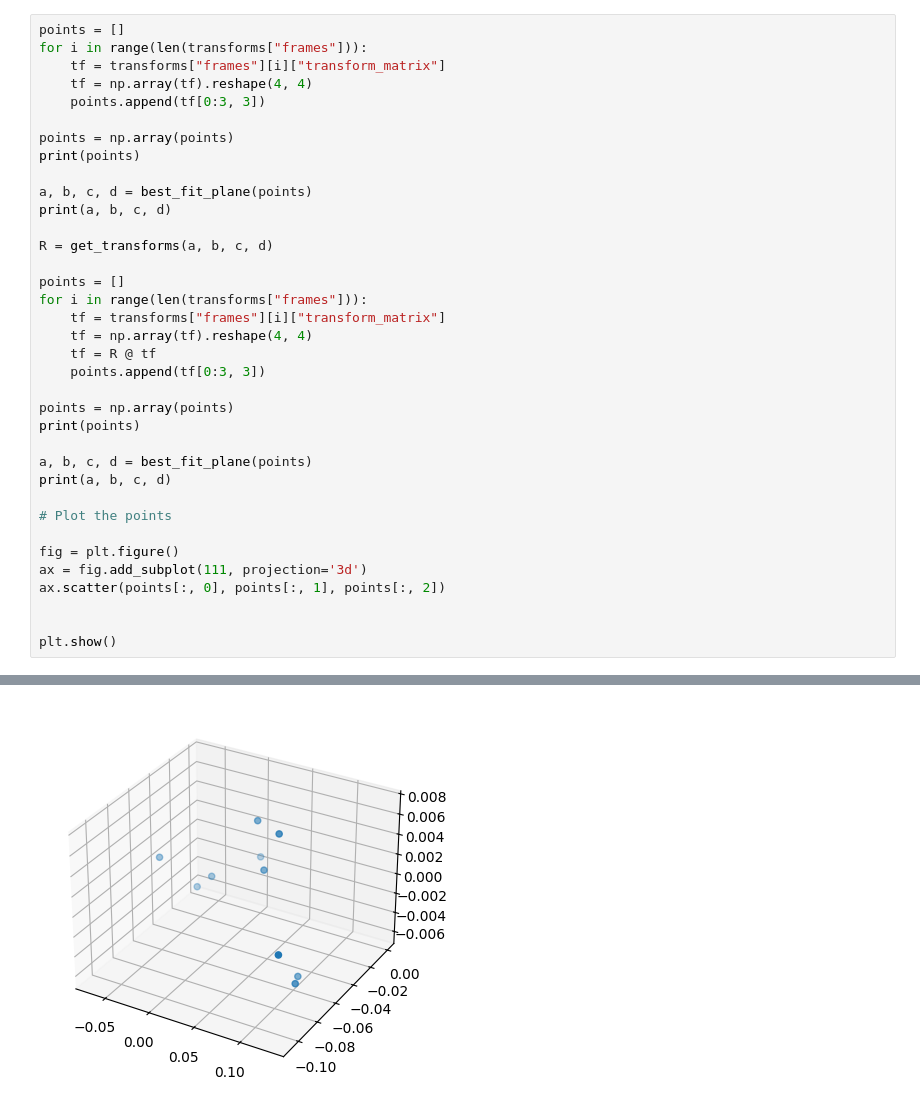
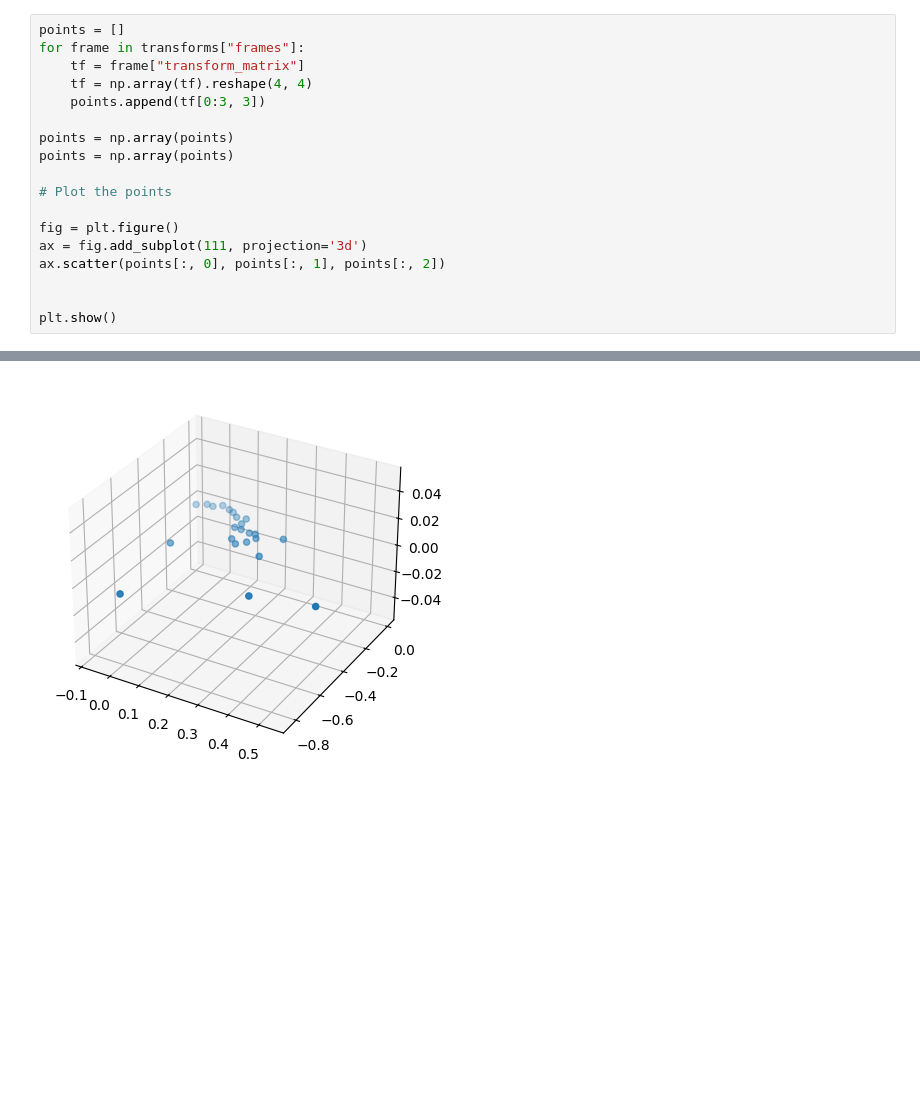
Before and after one commit to tauzn-clock/dust3r, a Jupyter notebook: masked_dust3r/scripts/visualise_transform.ipynb, the cells around one changed output, grey strips where cells are left out. Cells and saved outputs as stored; diff of their text form; blank space fills up the shorter version.

```diff
--- a/masked_dust3r/scripts/visualise_transform.ipynb
+++ b/masked_dust3r/scripts/visualise_transform.ipynb
@@ -100,30 +16,12 @@ ax.scatter(new_pts[:, 0], new_pts[:, 1], new_pts[:, 2])
 # %%
 points = []
-for i in range(len(transforms["frames"])):
-    tf = transforms["frames"][i]["transform_matrix"]
+for frame in transforms["frames"]:
+    tf = frame["transform_matrix"]
     tf = np.array(tf).reshape(4, 4)
     points.append(tf[0:3, 3])
 
 points = np.array(points)
-print(points)
-
-a, b, c, d = best_fit_plane(points)
-print(a, b, c, d)
-
-R = get_transforms(a, b, c, d)
-
-points = []
-for i in range(len(transforms["frames"])):
-    tf = transforms["frames"][i]["transform_matrix"]
-    tf = np.array(tf).reshape(4, 4)
-    tf = R @ tf
-    points.append(tf[0:3, 3])
-
 points = np.array(points)
-print(points)
-
-a, b, c, d = best_fit_plane(points)
-print(a, b, c, d)
 
 # Plot the points
 
@@ -154 +35 @@ plt.show()
-[figure, old version]
+[figure, new version]
```
Also changed, not shown: parts of 5 cells of this notebook, 6 other files.
